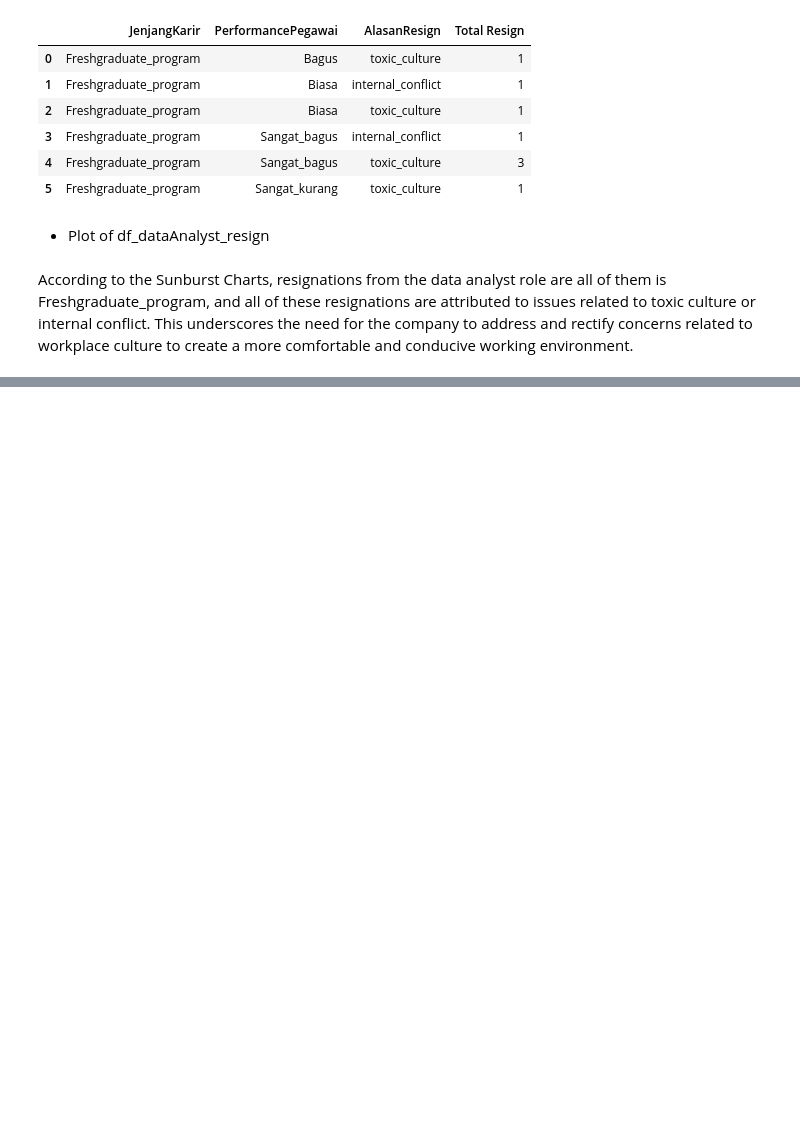
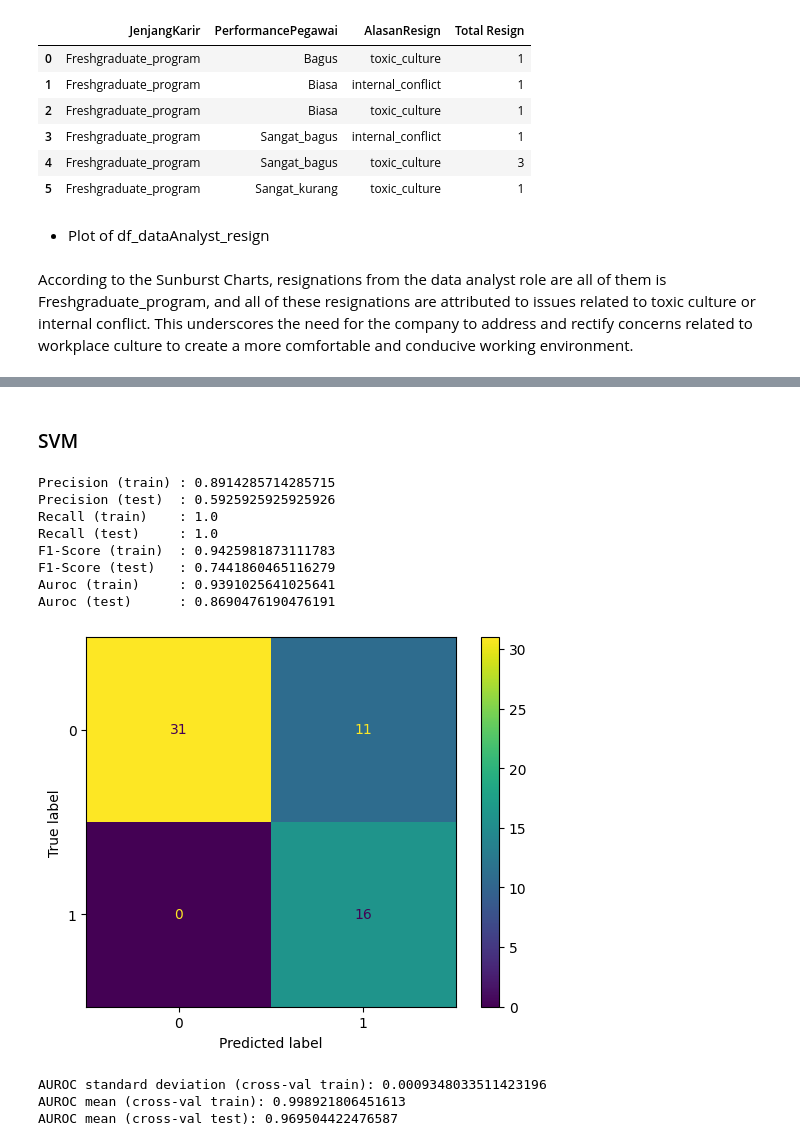
Before and after one commit to kevinusmayadhyw/Improving-Employee-Retention-By-Predicting-Employee-Attrition-Using-Machine-Learning, a Jupyter notebook: Code - Improving Employee Retention By Predicting Employee Attrition Using Machine Learning.ipynb, the cells around one changed output, grey strips where cells are left out. Cells and saved outputs as stored; diff of their text form; code cells hidden in the pictures; blank space fills up the shorter version.

```diff
--- a/Code - Improving Employee Retention By Predicting Employee Attrition Using Machine Learning.ipynb
+++ b/Code - Improving Employee Retention By Predicting Employee Attrition Using Machine Learning.ipynb
@@ -516,0 +845,20 @@ According to the Sunburst Charts, resignations from the data analyst role are al
+# %% [markdown]
+### SVM
+# %%
+SVM, result_train_SVM, result_test_SVM = train_model(SVC(random_state=3), X_train, X_test, y_train, y_test)
+# %% [output]
+Precision (train) : 0.8914285714285715
+Precision (test)  : 0.5925925925925926
+Recall (train)    : 1.0
+Recall (test)     : 1.0
+F1-Score (train)  : 0.9425981873111783
+F1-Score (test)   : 0.7441860465116279
+Auroc (train)     : 0.9391025641025641
+Auroc (test)      : 0.8690476190476191
+[figure, added]
+# %%
+crossval(SVM, X_train, y_train)
+# %% [output]
+AUROC standard deviation (cross-val train): 0.0009348033511423196
+AUROC mean (cross-val train): 0.998921806451613
+AUROC mean (cross-val test): 0.969504422476587
```
Also changed, not shown: parts of 73 cells of this notebook.
